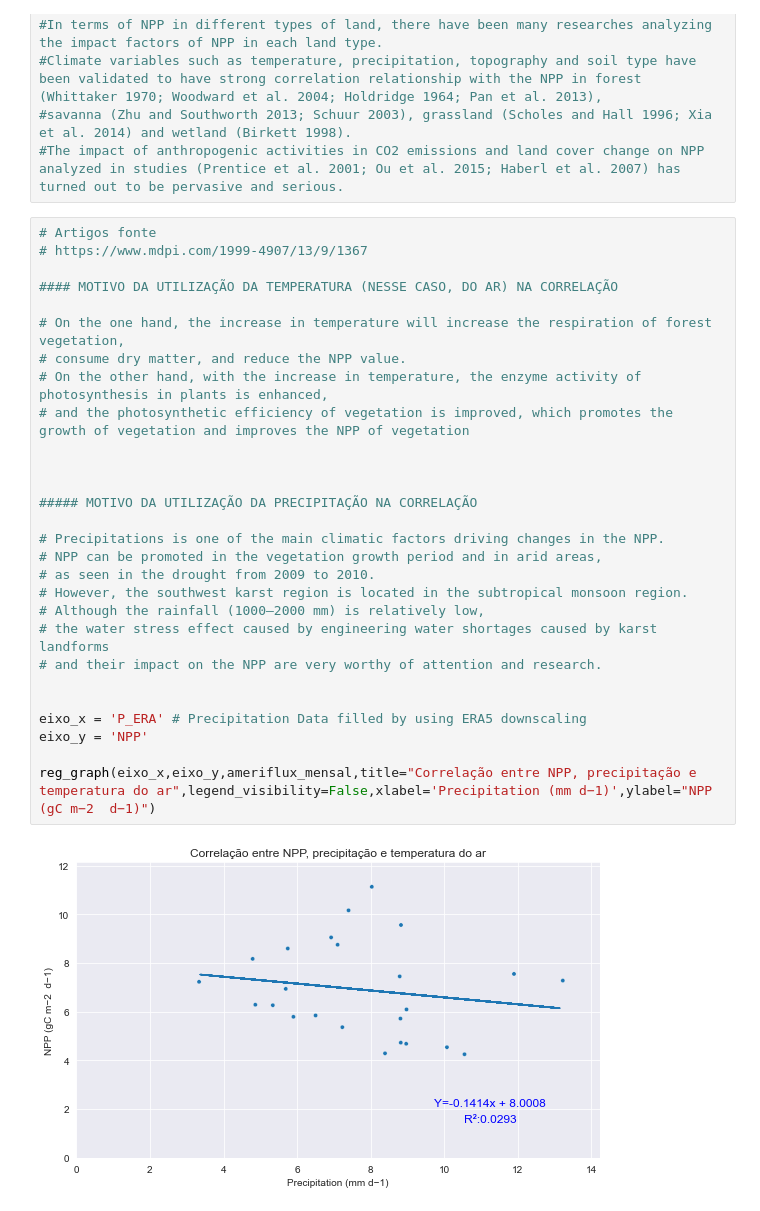
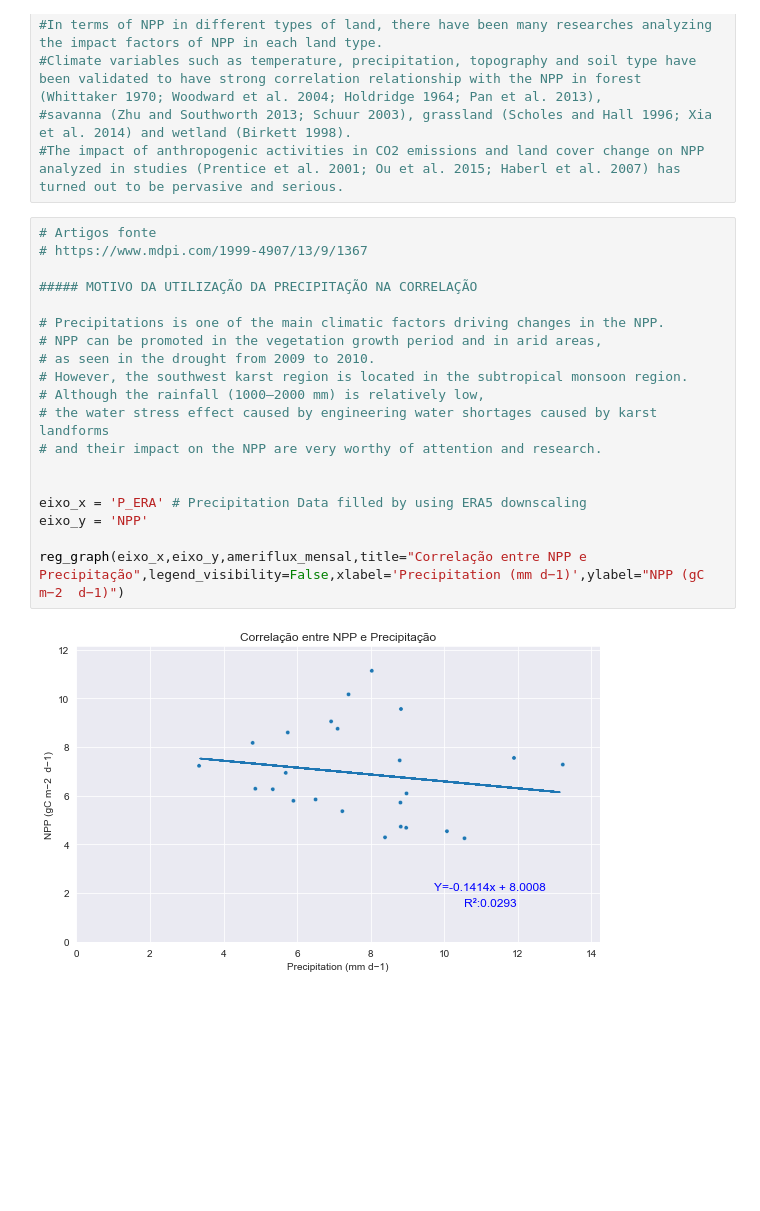
Before and after one commit to JeanArthurCostaDias/ameriflux-modis, a Jupyter notebook: Ameriflux+modis/Amazonia_peruana/modis+ameriflux/Comparacao_AMPeruana_Modis.ipynb, the cells around one changed output. Drawn from its saved outputs; the diff is of its cells as text; blank space fills up the shorter version.

```diff
--- a/Ameriflux+modis/Amazonia_peruana/modis+ameriflux/Comparacao_AMPeruana_Modis.ipynb
+++ b/Ameriflux+modis/Amazonia_peruana/modis+ameriflux/Comparacao_AMPeruana_Modis.ipynb
@@ -198,31 +198,22 @@ Text(0, 0.5, 'NPP')
 # %%
 # Artigos fonte
 # https://www.mdpi.com/1999-4907/13/9/1367
-
-#### MOTIVO DA UTILIZAÇÃO DA TEMPERATURA (NESSE CASO, DO AR) NA CORRELAÇÃO
-
-# On the one hand, the increase in temperature will increase the respiration of forest vegetation,
-# consume dry matter, and reduce the NPP value.
-# On the other hand, with the increase in temperature, the enzyme activity of photosynthesis in plants is enhanced,
-# and the photosynthetic efficiency of vegetation is improved, which promotes the growth of vegetation and improves the NPP of vegetation
-
-
 
 ##### MOTIVO DA UTILIZAÇÃO DA PRECIPITAÇÃO NA CORRELAÇÃO
 
 # Precipitations is one of the main climatic factors driving changes in the NPP.
 # NPP can be promoted in the vegetation growth period and in arid areas,
 # as seen in the drought from 2009 to 2010.
 # However, the southwest karst region is located in the subtropical monsoon region.
 # Although the rainfall (1000–2000 mm) is relatively low,
 # the water stress effect caused by engineering water shortages caused by karst landforms
 # and their impact on the NPP are very worthy of attention and research.
 
 
 eixo_x = 'P_ERA' # Precipitation Data filled by using ERA5 downscaling
 eixo_y = 'NPP'
 
-reg_graph(eixo_x,eixo_y,ameriflux_mensal,title="Correlação entre NPP, precipitação e temperatura do ar",legend_visibility=False,xlabel='Precipitation (mm d−1)',ylabel="NPP (gC m−2  d−1)")
+reg_graph(eixo_x,eixo_y,ameriflux_mensal,title="Correlação entre NPP e Precipitação",legend_visibility=False,xlabel='Precipitation (mm d−1)',ylabel="NPP (gC m−2  d−1)")
 # %% [output]
-[figure, old version]
+[figure, new version]
 # %%
```
Also changed, not shown: parts of 2 cells of this notebook.
